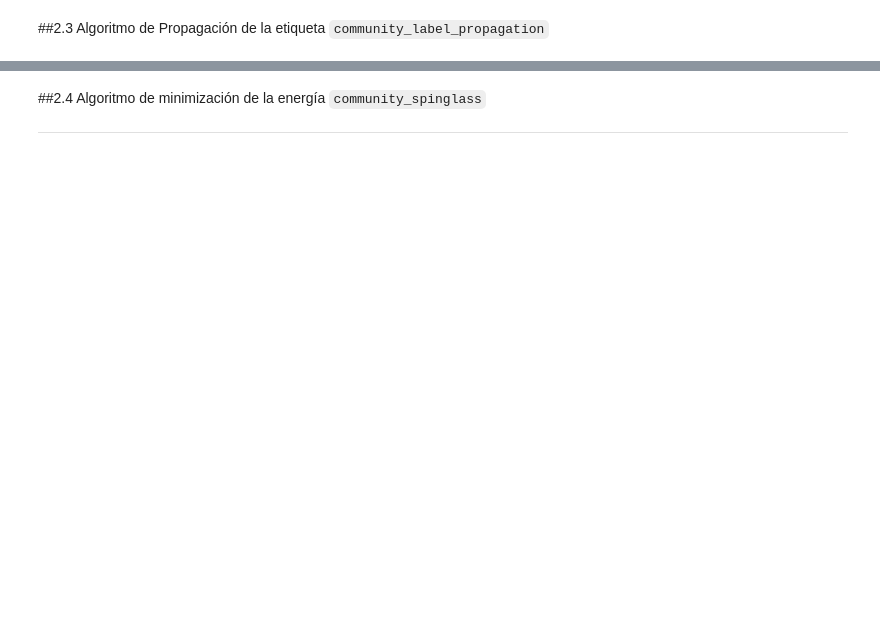
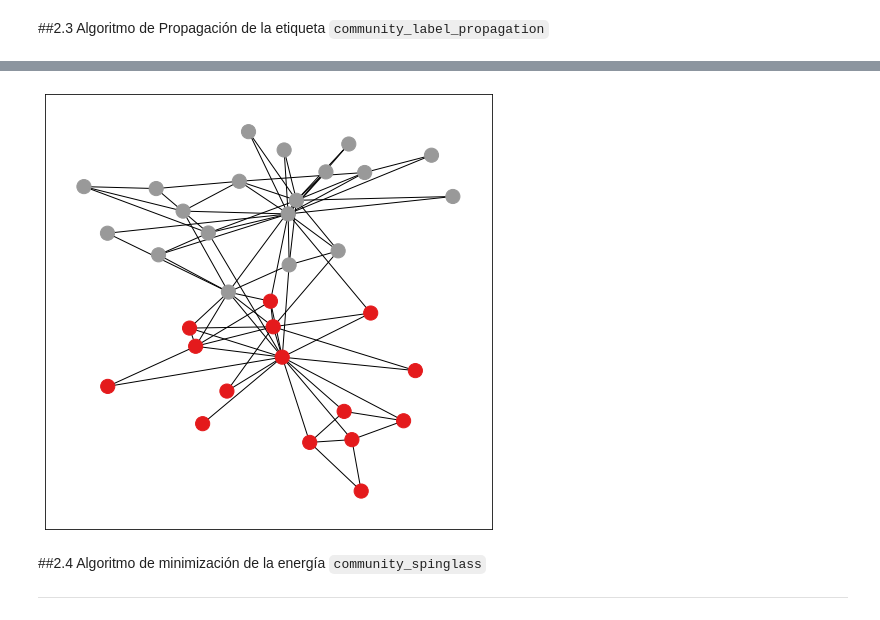
Before and after one commit to PedroAdair/TesisMaestria, a Jupyter notebook: Anonimizacion.ipynb, the cells around one changed output, grey strips where cells are left out. Drawn from its saved outputs; the diff is of its cells as text; code cells hidden in the pictures; blank space fills up the shorter version.

```diff
--- a/Anonimizacion.ipynb
+++ b/Anonimizacion.ipynb
@@ -217,3 +242,12 @@ Clustering with 100 elements and 1 clusters
+# %%
+# Dibujar el grafo coloreando cada comunidad de un color distinto
+plt.figure(figsize=(8, 8))
+pos = nx.spring_layout(g, seed=2023)
+nx.draw_networkx_nodes(g, pos, node_size=200, cmap=plt.cm.Set1, node_color=label_propagation.membership)
+nx.draw_networkx_edges(g, pos)
+plt.show()
+# %% [output]
+[figure, added]
 # %% [markdown]
 ##2.4 Algoritmo de minimización de la energía `community_spinglass`
 
```
Also changed, not shown: parts of 23 cells of this notebook.
